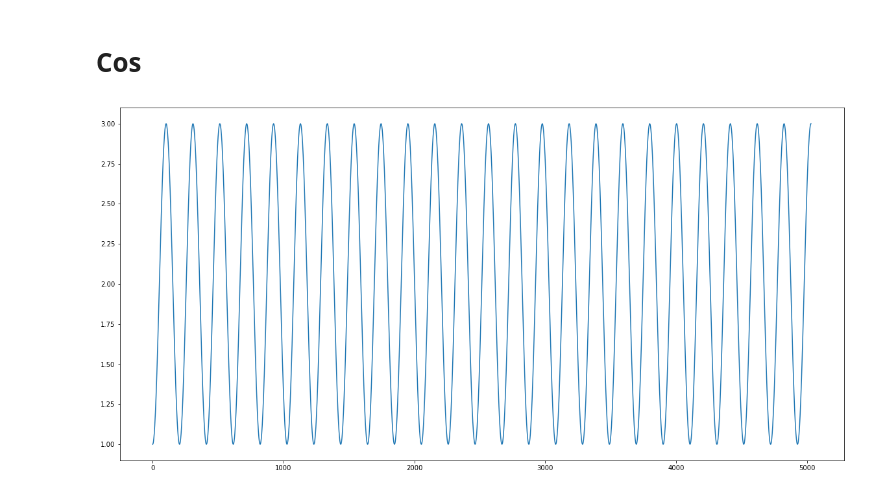
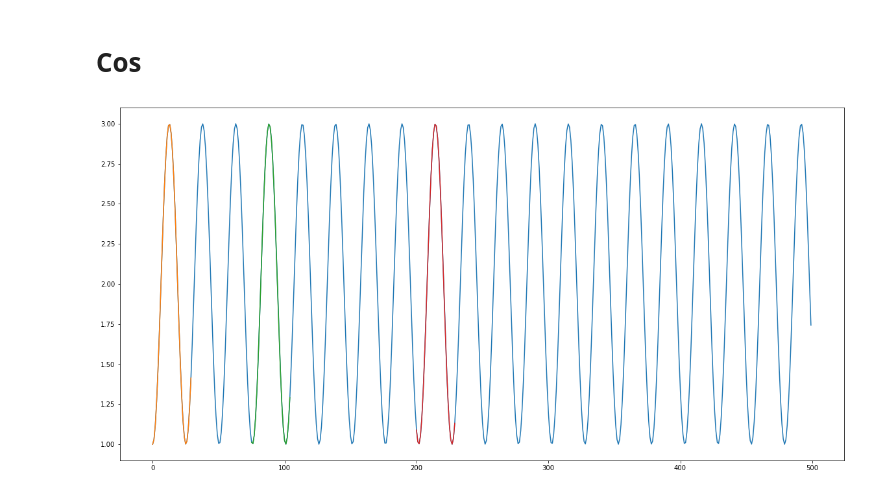
Before and after one commit to lucaswehmuth/rl-investing, a Jupyter notebook: data/3-ArtificialData.ipynb, the cells around one changed output. Drawn from its saved outputs; the diff is of its cells as text; code cells hidden in the pictures.

```diff
--- a/data/3-ArtificialData.ipynb
+++ b/data/3-ArtificialData.ipynb
@@ -100,7 +104,7 @@ with open(filename, 'w', newline='') as file:
 # Cos
 # %%
 # x = np.linspace(-np.pi*10,np.pi*10,5031)
-x = np.linspace(np.pi,np.pi*50,5031)
+x = np.linspace(np.pi,np.pi*400,5031)
 # x = np.linspace(np.pi,(np.pi/2)*100,5031)
 
 # y = np.abs(np.sin(x))
@@ -108,12 +112,16 @@ y = np.cos(x)
 y = y + 2
 # %%
 x = np.arange(0, 5031)
-# %%
-plt.figure(figsize=(20,10))
-plt.plot(x,y)
-plt.show()
-# %% [output]
-[figure, removed]
+# %%
+plt.figure(figsize=(20,10))
+# plt.plot(x,y)
+plt.plot(x[:500],y[:500])
+plt.plot(x[:30],y[:30])
+plt.plot(x[75:105],y[75:105])
+plt.plot(x[200:230],y[200:230])
+plt.show()
+# %% [output]
+[figure, added]
 # %%
 filename = "Artificial_Cos.csv"
 
```
Also changed, not shown: parts of 3 cells of this notebook, 5 other files.
